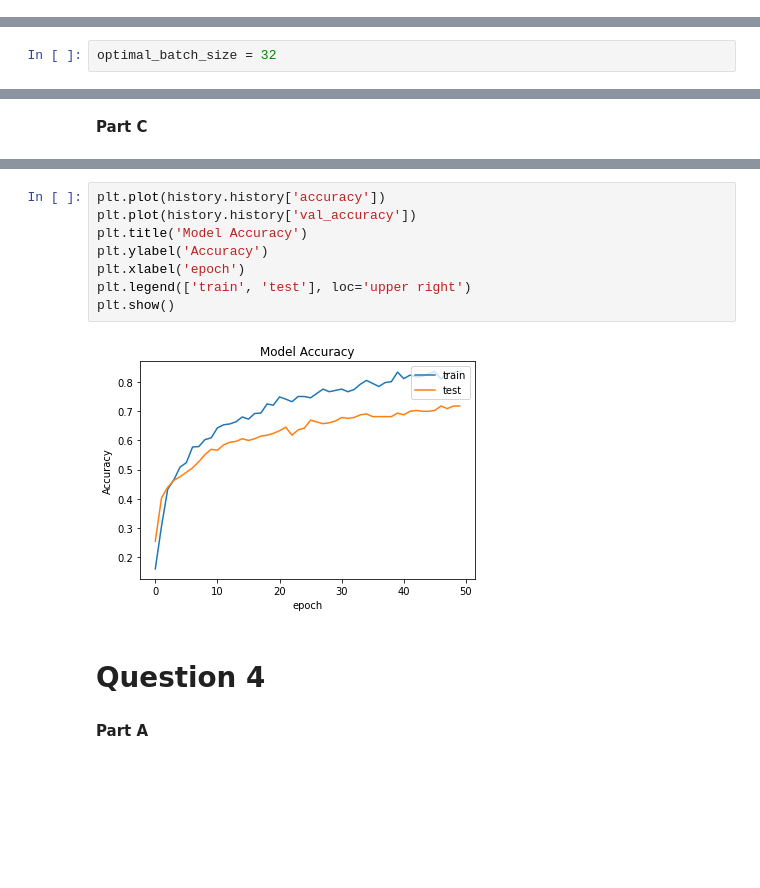
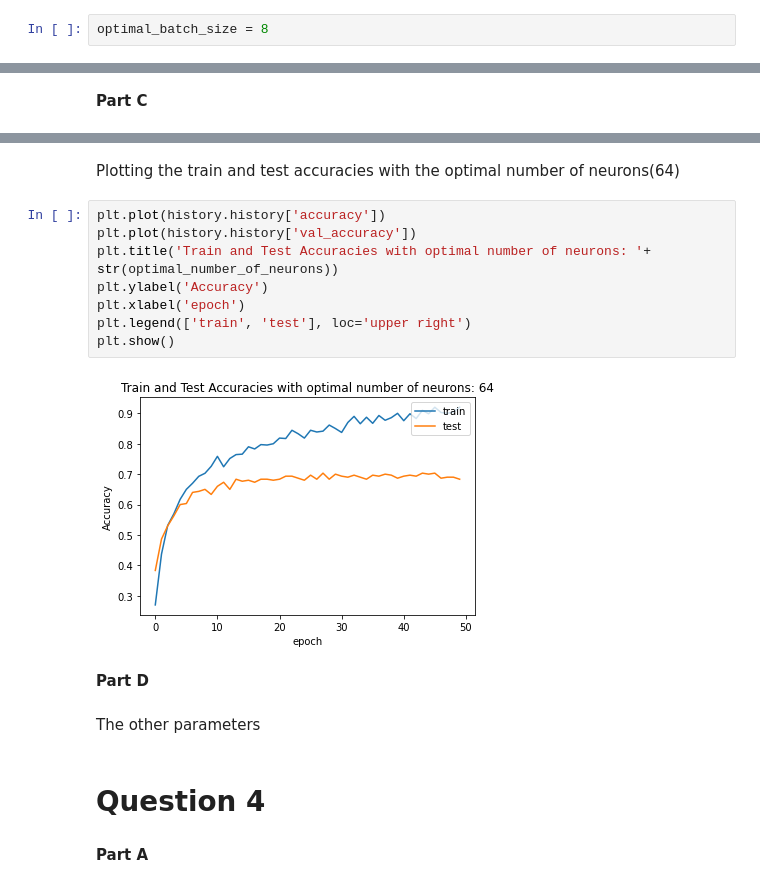
Before and after one commit to kirath2205/Neural-Network-Assignment-1, a Jupyter notebook: start_1a_Final.ipynb, the cells around one changed output, grey strips where cells are left out. Cells and saved outputs as stored; diff of their text form; blank space fills up the shorter version.

```diff
--- a/start_1a_Final.ipynb
+++ b/start_1a_Final.ipynb
@@ -149,0 +292,2 @@ plt.show()
+# %%
+optimal_batch_size = 8
@@ -382,2 +411,0 @@ median_epoch_time_table.head()
-# %%
-optimal_batch_size = 32
@@ -526,15 +443,21 @@ Epoch 50/50
+# %% [markdown]
+Plotting the train and test accuracies with the optimal number of neurons(64)
 # %%
 plt.plot(history.history['accuracy'])
 plt.plot(history.history['val_accuracy'])
-plt.title('Model Accuracy')
+plt.title('Train and Test Accuracies with optimal number of neurons: '+ str(optimal_number_of_neurons))
 plt.ylabel('Accuracy')
 plt.xlabel('epoch')
 plt.legend(['train', 'test'], loc='upper right')
 plt.show()
 # %% [output]
-[figure, old version]
+[figure, new version]
+# %% [markdown]
+**Part D**
+# %% [markdown]
+The other parameters
 # %% [markdown]
-# **Question 4**
+# Question 4
 # %% [markdown]
 **Part A**
 # %%
```
Also changed, not shown: parts of 74 cells of this notebook.
